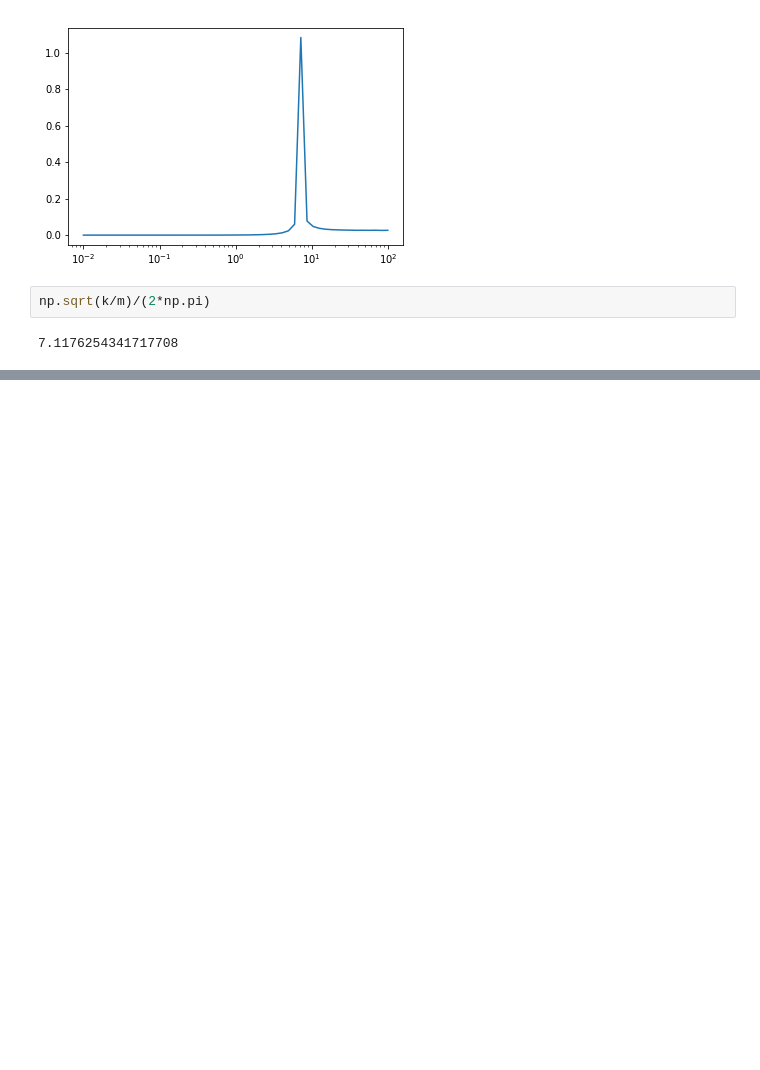
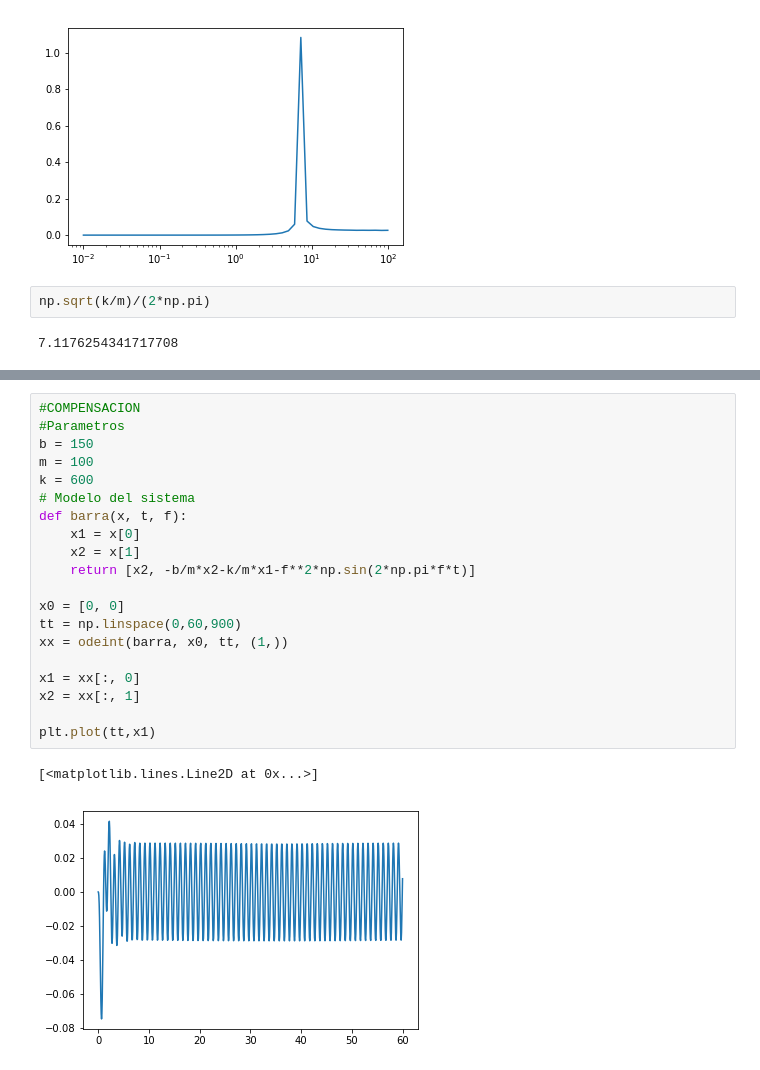
Before and after one commit to AugustoDiaz96/Proyecto-Sismos, a Jupyter notebook: Proyecto sismos.ipynb, the cells around one changed output, grey strips where cells are left out. Drawn from its saved outputs; the diff is of its cells as text; blank space fills up the shorter version.

```diff
--- a/Proyecto sismos.ipynb
+++ b/Proyecto sismos.ipynb
@@ -165,0 +202,23 @@ Los quiero
+# %%
+#COMPENSACION
+#Parametros
+b = 150
+m = 100
+k = 600
+# Modelo del sistema
+def barra(x, t, f):
+    x1 = x[0]
+    x2 = x[1]
+    return [x2, -b/m*x2-k/m*x1-f**2*np.sin(2*np.pi*f*t)]
+
+x0 = [0, 0]
+tt = np.linspace(0,60,900)
+xx = odeint(barra, x0, tt, (1,))
+
+x1 = xx[:, 0]
+x2 = xx[:, 1]
+
+plt.plot(tt,x1)
+# %% [output]
+[<matplotlib.lines.Line2D at 0x...>]
+[figure, added]
```
Also changed, not shown: parts of 8 cells of this notebook.
